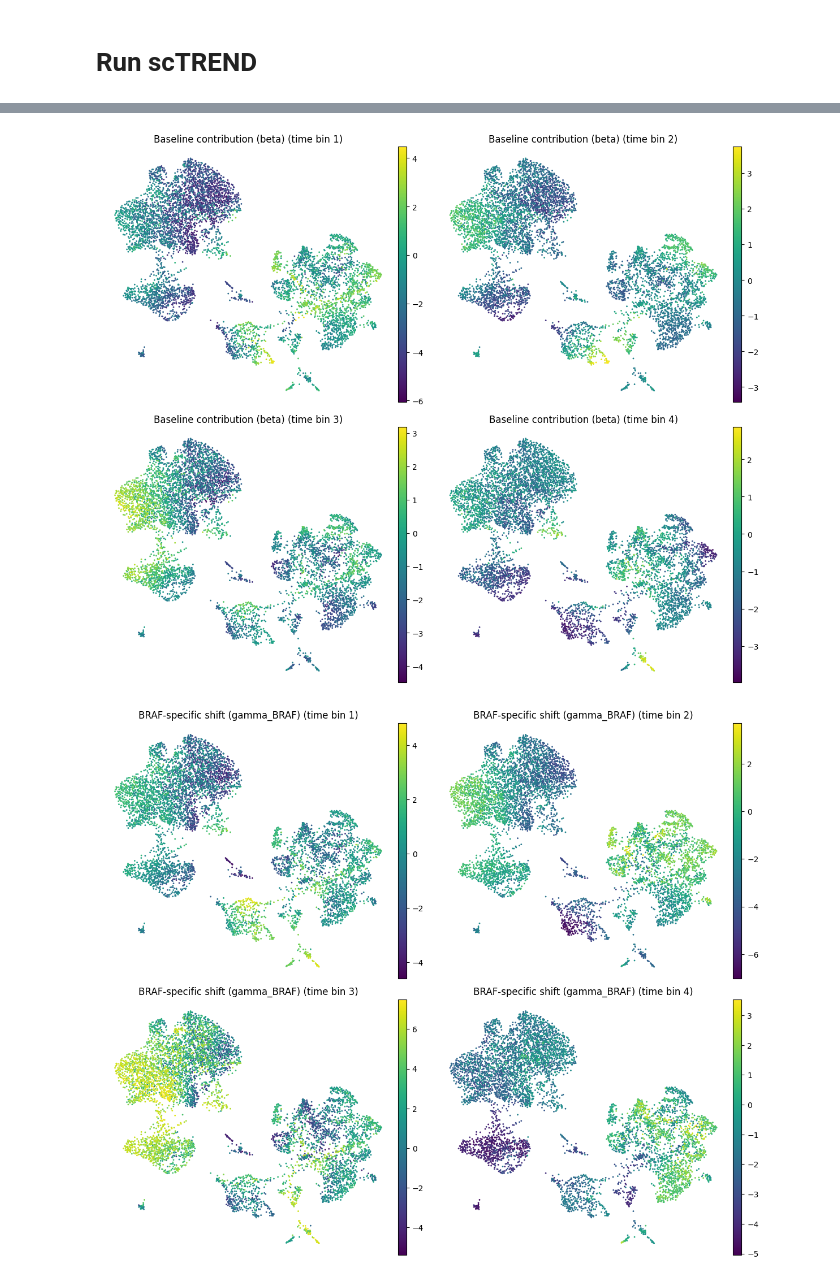
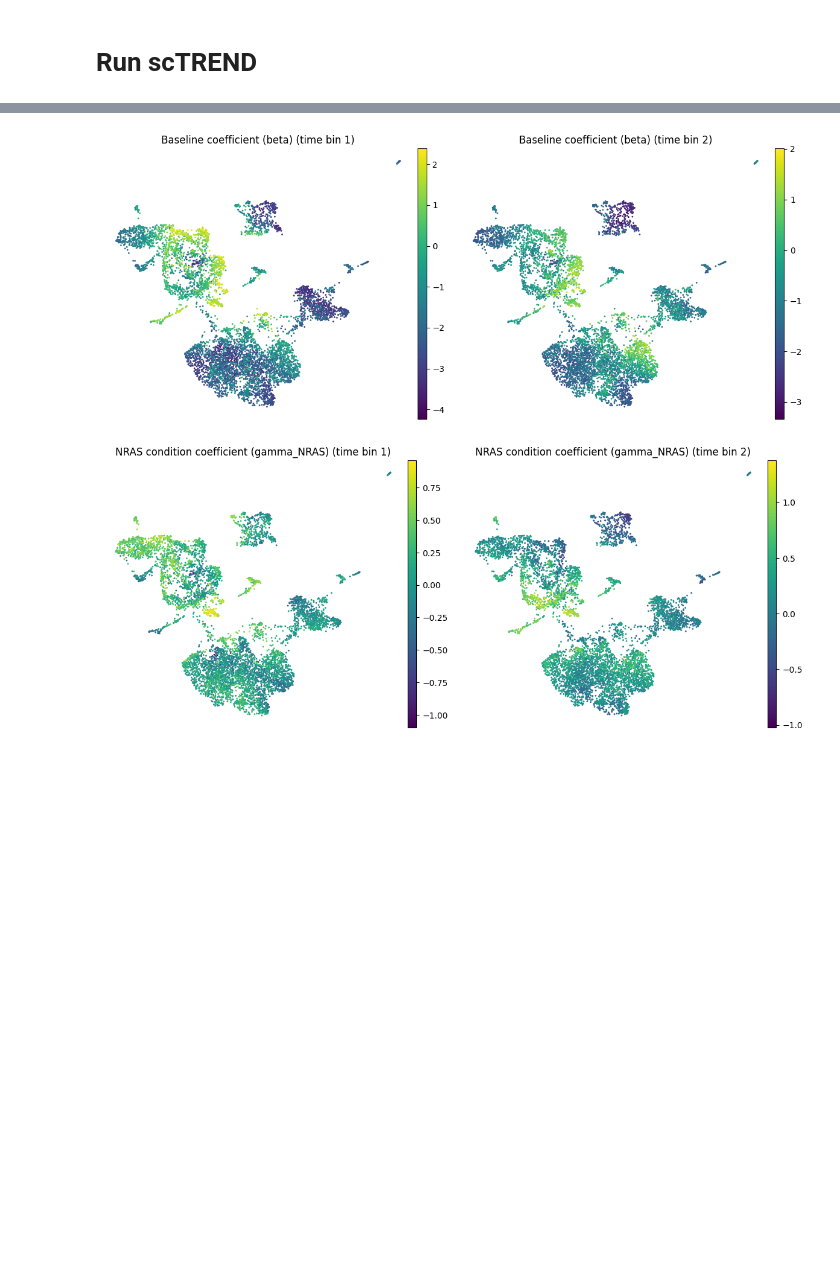
Before and after one commit to R301Carbine/scTREND, a Jupyter notebook: tutolial/Tutolial_scTREND.ipynb, the cells around one changed output, grey strips where cells are left out. Saved outputs shown, nothing was run; the diff lists cells and outputs as text; code cells hidden in the pictures; blank space fills up the shorter version.

```diff
--- a/tutolial/Tutolial_scTREND.ipynb
+++ b/tutolial/Tutolial_scTREND.ipynb
@@ -41,5 +40,9 @@ import scanpy as sc
 from scipy.sparse import csr_matrix
 import matplotlib.pyplot as plt
 import os
+from sctrend import workflow
+
+output_dir = Path("tutorial_outputs")
+output_dir.mkdir(exist_ok=True)
 # %% [markdown]
 # Preparation of single-cell and bulk RNA-seq
@@ -89,6 +125,20 @@ sc_adata = sc_adata[:, ref_genes].copy()
 # %%
 import torch
 import numpy as np
-ckpt = torch.load(ckpt_path, map_location="cpu")
-sc_adata.obsm["raw_beta_z"] = ckpt["raw_beta_z"]
-sc_adata.obsm["raw_beta_z"] = ckpt["raw_gamma_BRAF_z"]
+
+ckpt = torch.load(ckpt_path, map_location="cpu", weights_only=True)
+assert ckpt["export_kind"] == "visualization_coefficients_only"
+assert ckpt["driver_genes"] == ["NRAS"]
+assert list(sc_adata.obs_names) == ckpt["cell_ids"], "Checkpoint cell order differs."
+edges = ckpt["custom_edges"].numpy()
+assert np.array_equal(edges, [0.0, 0.5, 5.0])
+
+for key in ("raw_beta_z", "raw_gamma_NRAS_z"):
+    mat = ckpt[key].numpy()
+    assert mat.shape == (sc_adata.n_obs, len(edges) - 1)
+    assert np.isfinite(mat).all()
+    sc_adata.obsm[key] = mat.copy()
+
+print(f"Loaded beta and NRAS gamma: {sc_adata.n_obs:,} cells x {len(edges) - 1} time bins")
+print(f"Scaled time edges: {edges.tolist()}")
+print("Fit: 459 patients, 119 epochs; lambda_beta=0, lambda_gamma=1000")
@@ -110,38 +170,39 @@ def plot_umap_per_bin(adata, mat, *, prefix, title_prefix, out_png, ncols=2):
 
     fig, axes = plt.subplots(nrows, ncols, figsize=(6*ncols, 5*nrows))
     axes = np.array(axes).reshape(-1)
 
     for k in range(K):
         col = f"{prefix}_bin{k+1}"
         adata.obs[col] = mat[:, k]
         sc.pl.umap(
             adata, color=col, ax=axes[k], show=False,
             frameon=False, colorbar_loc="right",
             title=f"{title_prefix} (time bin {k+1})"
         )
         del adata.obs[col]
 
     for j in range(K, nrows*ncols):
         fig.delaxes(axes[j])
 
     fig.tight_layout()
     fig.savefig(out_png, dpi=300, bbox_inches="tight")
+    plt.show()
 
 plot_umap_per_bin(
     sc_adata,
     sc_adata.obsm["raw_beta_z"],
     prefix="beta",
-    title_prefix="Baseline contribution (beta)",
-    out_png="umap_beta_per_bin.png",
+    title_prefix="Baseline coefficient (beta)",
+    out_png=output_dir / "umap_beta_per_bin.png",
 )
 
 plot_umap_per_bin(
     sc_adata,
-    sc_adata.obsm["raw_gamma_BRAF_z"],
-    prefix="gammaBRAF",
-    title_prefix="BRAF-specific shift (gamma_BRAF)",
-    out_png="umap_gamma_BRAF_per_bin.png",
+    sc_adata.obsm["raw_gamma_NRAS_z"],
+    prefix="gammaNRAS",
+    title_prefix="NRAS condition coefficient (gamma_NRAS)",
+    out_png=output_dir / "umap_gamma_NRAS_per_bin.png",
 )
 # %% [output]
-[figure, old version]
+[figure, new version]
-[figure, old version]
+[figure, new version]
```
Also changed, not shown: parts of 13 cells of this notebook.
